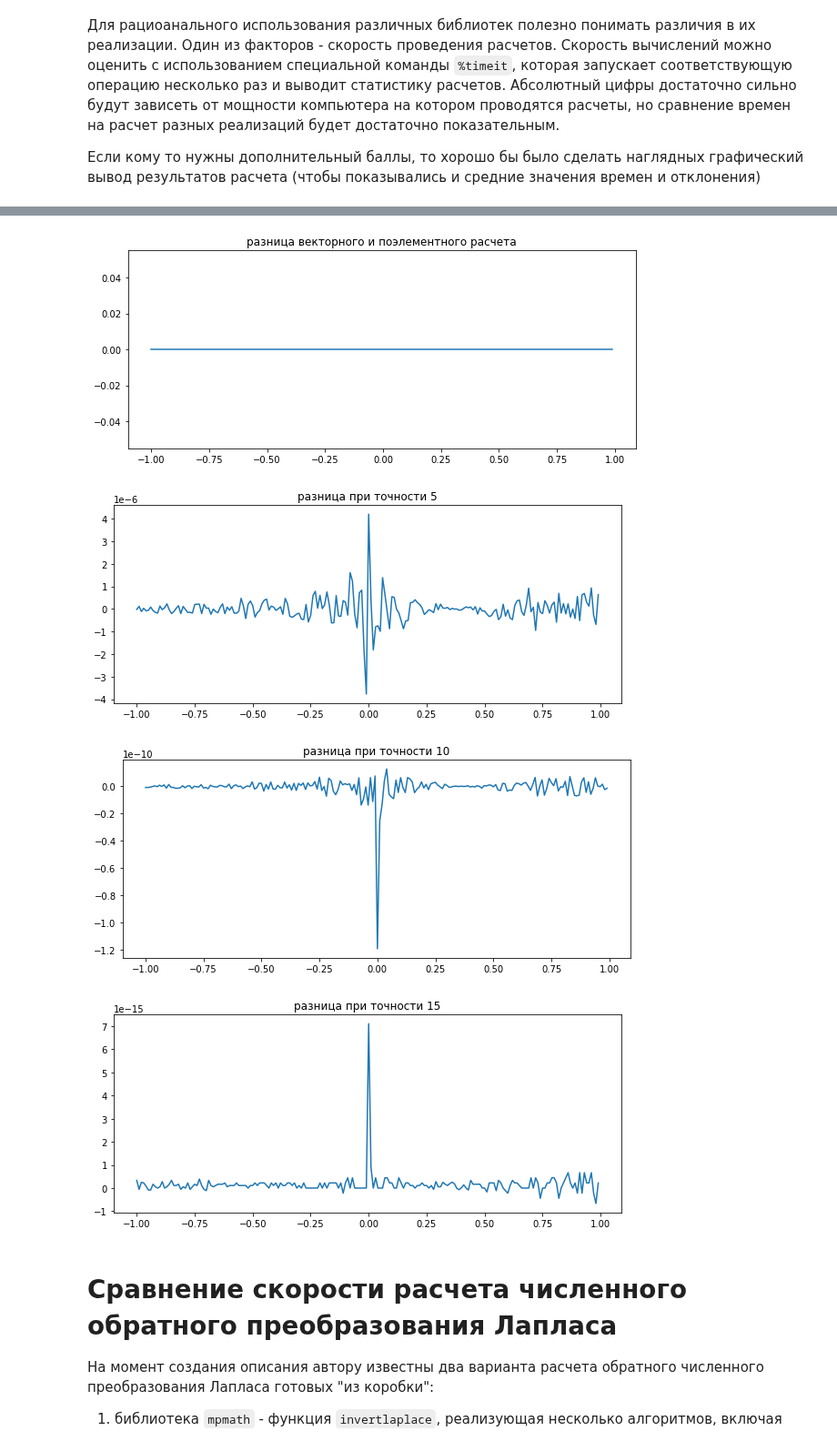
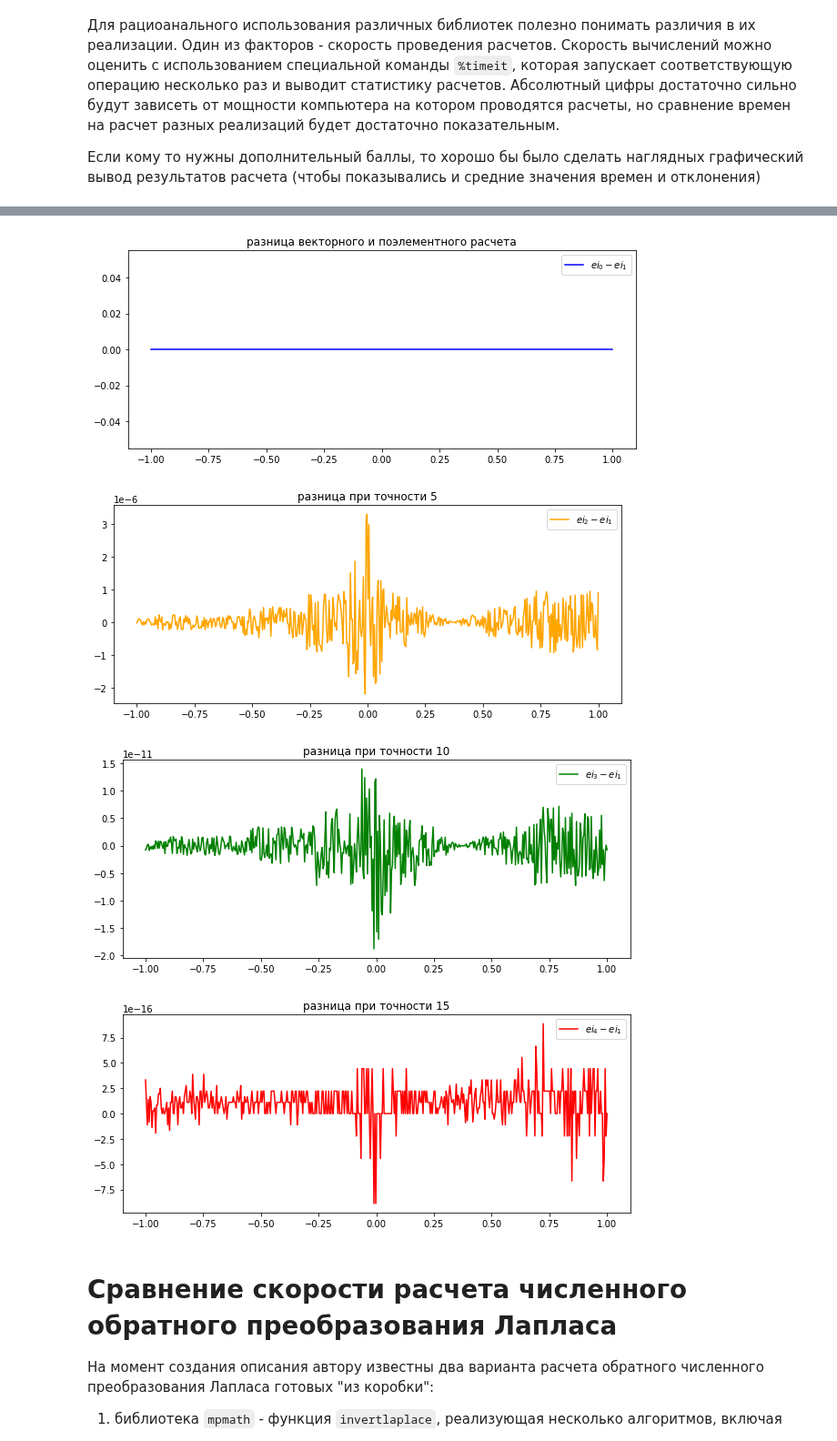
Before and after one commit to khabibullinra/welltest_examples, a Jupyter notebook: jupyter/99_some_technical_staff.ipynb, the cells around one changed output, grey strips where cells are left out. Shown at 91% size. Cells and saved outputs as stored; diff of their text form; code cells hidden in the pictures.

```diff
--- a/jupyter/99_some_technical_staff.ipynb
+++ b/jupyter/99_some_technical_staff.ipynb
@@ -49,7 +52,7 @@ from anaflow import get_lap_inv
 Если кому то нужны дополнительный баллы, то хорошо бы было сделать наглядных графический вывод результатов расчета (чтобы показывались и средние значения времен и отклонения)
 # %%
 # рассчитаем набор значений Ei
-x = np.arange(-1,1, 0.01)
+x = np.linspace(-1, 1, 500)
 print("Количество элементов в массиве для расчета " + str(len(x)))
 
 t_list = []
@@ -61,14 +64,14 @@ print("0. Вычисляем с использованием scipy.special.expi
 t_ei_0 = %timeit -o ei_0 = sc.expi(x)
 ei_0 = sc.expi(x)
 index_list.append('0')
-t_list.append(t_ei_0.average)
+t_list.append(t_ei_0.best)
 
 # первый вариант расчет
 print("1. Вычисляем с использованием scipy.special.expi много раз с измерением времени на вычисления ")
 t_ei_1 = %timeit -o ei_1 = np.array([sc.expi(xi) for xi in x])
 ei_1 = np.array([sc.expi(xi) for xi in x])
 index_list.append('1')
-t_list.append(t_ei_1.average)
+t_list.append(t_ei_1.best)
 
 # второй вариант расчета
 mp.dps = 5;
@@ -76,7 +79,7 @@ print("2. Вычисляем с использованием mpmath.ei мног
 t_ei_2 = %timeit -o ei_2 = np.array([ei(xi) for xi in x])
 ei_2 = np.array([ei(xi) for xi in x])
 index_list.append('2')
-t_list.append(t_ei_2.average)
+t_list.append(t_ei_2.best)
 
 # третий вариант расчета
 mp.dps = 10;
@@ -84,7 +87,7 @@ print("3. Вычисляем с использованием mpmath.ei мног
 t_ei_3 = %timeit -o ei_3 = np.array([ei(xi) for xi in x])
 ei_3 = np.array([ei(xi) for xi in x])
 index_list.append('3')
-t_list.append(t_ei_3.average)
+t_list.append(t_ei_3.best)
 
 # четверный вариант расчета
 mp.dps = 15;
@@ -92,11 +95,9 @@ print("4. Вычисляем с использованием mpmath.ei мног
 t_ei_4 = %timeit -o ei_4 = np.array([ei(xi) for xi in x])
 ei_4 = np.array([ei(xi) for xi in x])
 index_list.append('4')
-t_list.append(t_ei_4.average)
-
+t_list.append(t_ei_4.best)
 
 plt.rcParams["figure.figsize"] = (10,4)
-
 plt.bar(index_list, t_list)
 plt.title("Сравнение средних времен расчета по разным экспериментам")
 plt.ylabel('время, сек')
@@ -128,26 +129,31 @@ de_1 = ei_2-ei_1
 de_2 = ei_3-ei_1
 de_3 = ei_4-ei_1
 
-plt.plot(x, de_0)
-plt.plot(x, de_1)
-plt.plot(x, de_2)
-plt.plot(x, de_3)
-plt.title("разница в результатах вычислений")
+plt.plot(x, de_0, label='$ei_0 - ei_1$', color='blue')
+plt.plot(x, de_1, label='$ei_2 - ei_1$', color='orange')
+plt.plot(x, de_2, label='$ei_3 - ei_1$', color='green')
+plt.plot(x, de_3, label='$ei_4 - ei_1$', color='red')
+plt.title("разница в результатах вычислений для всех вариантов")
+plt.legend()
 plt.show()
 
-plt.plot(x, de_0)
+plt.plot(x, de_0, label='$ei_0 - ei_1$', color='blue')
 plt.title("разница векторного и поэлементного расчета")
+plt.legend()
 plt.show()
 
-plt.plot(x, de_1)
+plt.plot(x, de_1, label='$ei_2 - ei_1$', color='orange')
 plt.title("разница при точности 5")
+plt.legend()
 plt.show()
 
-plt.plot(x, de_2)
+plt.plot(x, de_2, label='$ei_3 - ei_1$', color='green')
 plt.title("разница при точности 10")
+plt.legend()
 plt.show()
 
-plt.plot(x, de_3)
+plt.plot(x, de_3, label='$ei_4 - ei_1$', color='red')
 plt.title("разница при точности 15")
+plt.legend()
 plt.show()
 # %% [output]
@@ -155,7 +161,7 @@ plt.show()
-[figure, old version]
+[figure, new version]
-[figure, old version]
+[figure, new version]
-[figure, old version]
+[figure, new version]
-[figure, old version]
+[figure, new version]
 # %% [markdown]
 # Сравнение скорости расчета численного обратного преобразования Лапласа <a class="anchor" id="compare-nilt"></a>
 
```
Also changed, not shown: parts of 30 cells of this notebook, 2 other files.
